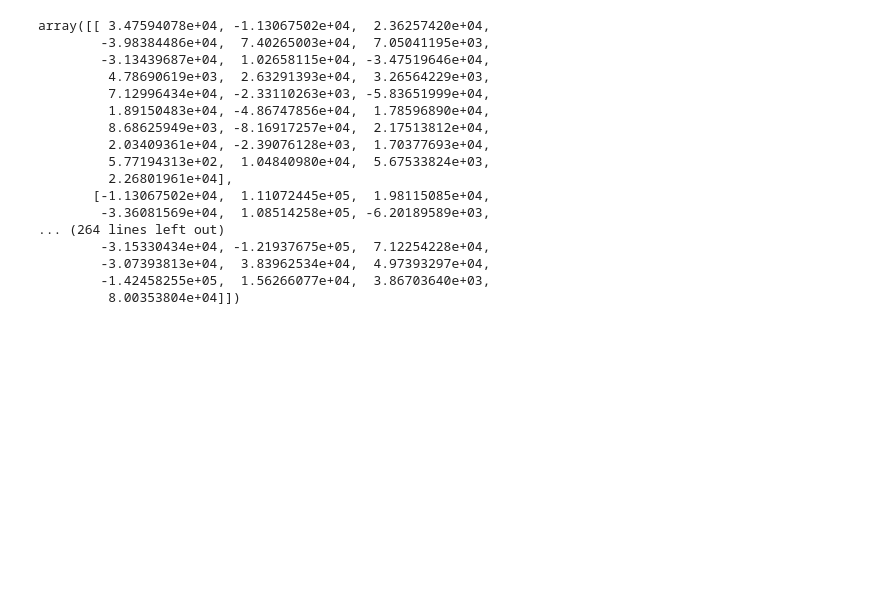
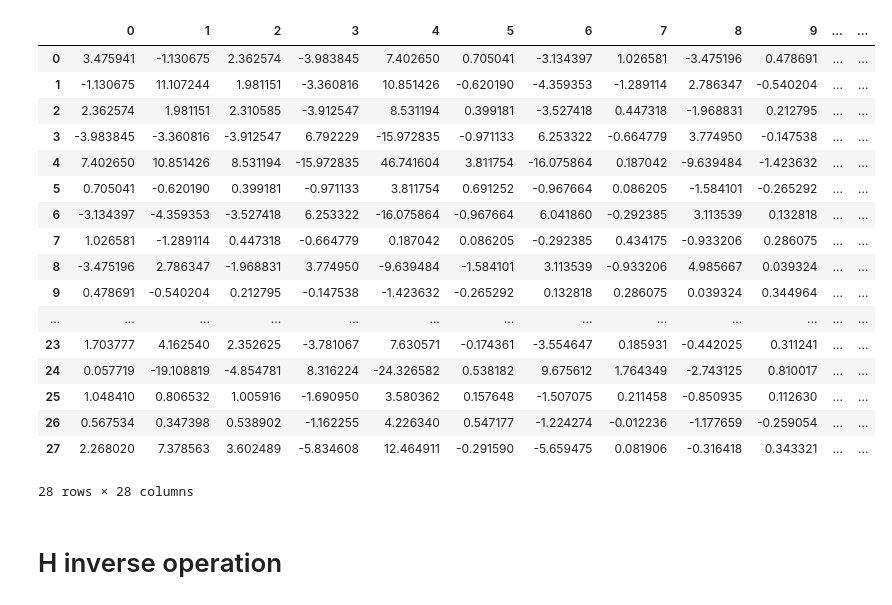
Before and after one commit to MartMong/Tleproject, a Jupyter notebook: Tle's Project_2.ipynb, the cells around one changed output. Cells and saved outputs as stored; diff of their text form; code cells hidden in the pictures; blank space fills up the shorter version.

```diff
--- a/Tle's Project_2.ipynb
+++ b/Tle's Project_2.ipynb
@@ -59,21 +62 @@ pd.DataFrame(result)
 30 rows × 30 columns
-# %%
-zig_array
-# %% [output]
-array([[ 3.47594078e+04, -1.13067502e+04,  2.36257420e+04,
-        -3.98384486e+04,  7.40265003e+04,  7.05041195e+03,
-        -3.13439687e+04,  1.02658115e+04, -3.47519646e+04,
-         4.78690619e+03,  2.63291393e+04,  3.26564229e+03,
-         7.12996434e+04, -2.33110263e+03, -5.83651999e+04,
-         1.89150483e+04, -4.86747856e+04,  1.78596890e+04,
-         8.68625949e+03, -8.16917257e+04,  2.17513812e+04,
-         2.03409361e+04, -2.39076128e+03,  1.70377693e+04,
-         5.77194313e+02,  1.04840980e+04,  5.67533824e+03,
-         2.26801961e+04],
-       [-1.13067502e+04,  1.11072445e+05,  1.98115085e+04,
-        -3.36081569e+04,  1.08514258e+05, -6.20189589e+03,
-... (264 lines left out)
-        -3.15330434e+04, -1.21937675e+05,  7.12254228e+04,
-        -3.07393813e+04,  3.83962534e+04,  4.97393297e+04,
-        -1.42458255e+05,  1.56266077e+04,  3.86703640e+03,
-         8.00353804e+04]])
@@ -86,0 +63,23 @@ top = np.matmul(u,zig_inv)
+# %%
+pd.DataFrame(zig_array)
+# %% [output]
+|  | 0 | 1 | 2 | 3 | 4 | 5 | 6 | 7 | 8 | 9 | ... | ... |
+| 0 | 3.475941 | -1.130675 | 2.362574 | -3.983845 | 7.402650 | 0.705041 | -3.134397 | 1.026581 | -3.475196 | 0.478691 | ... | ... |
+| 1 | -1.130675 | 11.107244 | 1.981151 | -3.360816 | 10.851426 | -0.620190 | -4.359353 | -1.289114 | 2.786347 | -0.540204 | ... | ... |
+| 2 | 2.362574 | 1.981151 | 2.310585 | -3.912547 | 8.531194 | 0.399181 | -3.527418 | 0.447318 | -1.968831 | 0.212795 | ... | ... |
+| 3 | -3.983845 | -3.360816 | -3.912547 | 6.792229 | -15.972835 | -0.971133 | 6.253322 | -0.664779 | 3.774950 | -0.147538 | ... | ... |
+| 4 | 7.402650 | 10.851426 | 8.531194 | -15.972835 | 46.741604 | 3.811754 | -16.075864 | 0.187042 | -9.639484 | -1.423632 | ... | ... |
+| 5 | 0.705041 | -0.620190 | 0.399181 | -0.971133 | 3.811754 | 0.691252 | -0.967664 | 0.086205 | -1.584101 | -0.265292 | ... | ... |
+| 6 | -3.134397 | -4.359353 | -3.527418 | 6.253322 | -16.075864 | -0.967664 | 6.041860 | -0.292385 | 3.113539 | 0.132818 | ... | ... |
+| 7 | 1.026581 | -1.289114 | 0.447318 | -0.664779 | 0.187042 | 0.086205 | -0.292385 | 0.434175 | -0.933206 | 0.286075 | ... | ... |
+| 8 | -3.475196 | 2.786347 | -1.968831 | 3.774950 | -9.639484 | -1.584101 | 3.113539 | -0.933206 | 4.985667 | 0.039324 | ... | ... |
+| 9 | 0.478691 | -0.540204 | 0.212795 | -0.147538 | -1.423632 | -0.265292 | 0.132818 | 0.286075 | 0.039324 | 0.344964 | ... | ... |
+| ... | ... | ... | ... | ... | ... | ... | ... | ... | ... | ... | ... | ... |
+| 23 | 1.703777 | 4.162540 | 2.352625 | -3.781067 | 7.630571 | -0.174361 | -3.554647 | 0.185931 | -0.442025 | 0.311241 | ... | ... |
+| 24 | 0.057719 | -19.108819 | -4.854781 | 8.316224 | -24.326582 | 0.538182 | 9.675612 | 1.764349 | -2.743125 | 0.810017 | ... | ... |
+| 25 | 1.048410 | 0.806532 | 1.005916 | -1.690950 | 3.580362 | 0.157648 | -1.507075 | 0.211458 | -0.850935 | 0.112630 | ... | ... |
+| 26 | 0.567534 | 0.347398 | 0.538902 | -1.162255 | 4.226340 | 0.547177 | -1.224274 | -0.012236 | -1.177659 | -0.259054 | ... | ... |
+| 27 | 2.268020 | 7.378563 | 3.602489 | -5.834608 | 12.464911 | -0.291590 | -5.659475 | 0.081906 | -0.316418 | 0.343321 | ... | ... |
+28 rows × 28 columns
+# %% [markdown]
+# H inverse operation
```
Also changed, not shown: parts of 17 cells of this notebook.
